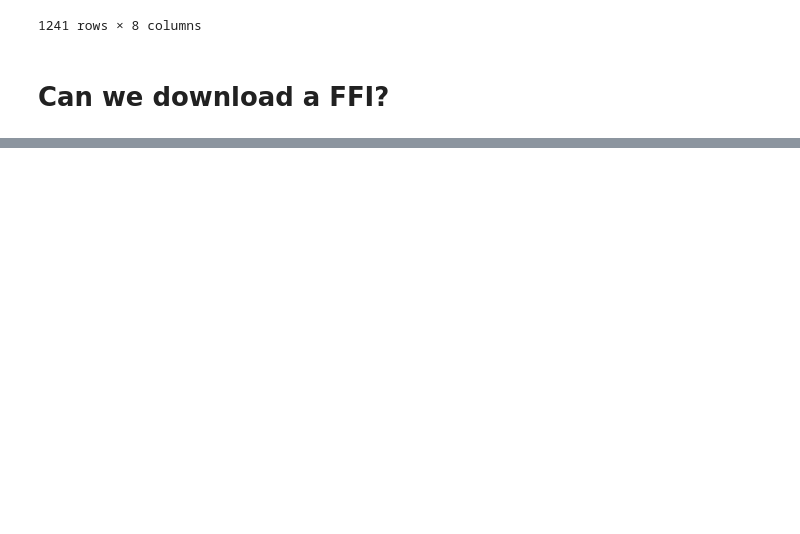
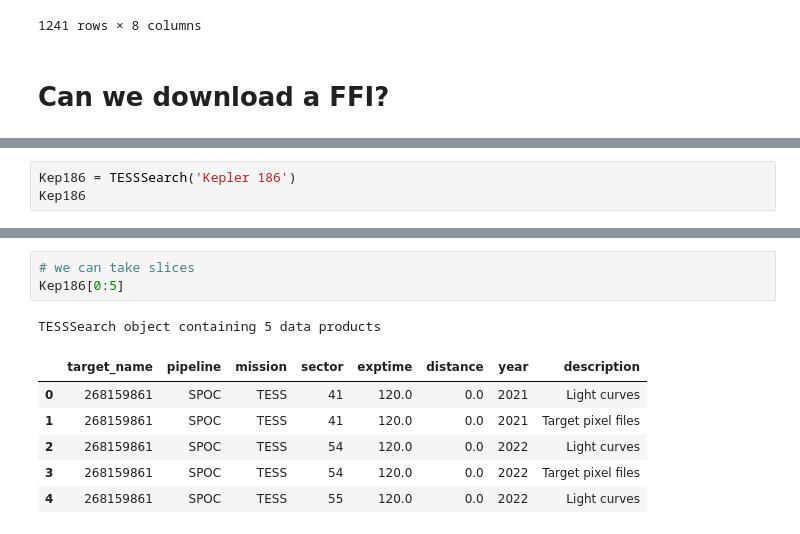
Before and after one commit to lightkurve/lksearch, a Jupyter notebook: docs/tutorials/Example_searches.ipynb, the cells around one changed output, grey strips where cells are left out. Saved outputs shown, nothing was run; the diff lists cells and outputs as text; blank space fills up the shorter version.

```diff
--- a/docs/tutorials/Example_searches.ipynb
+++ b/docs/tutorials/Example_searches.ipynb
@@ -380,0 +389,3 @@ ffi_res[0].download()
+# %%
+Kep186 = TESSSearch('Kepler 186')
+Kep186
@@ -380,0 +423,11 @@ ffi_res[0].download()
+# %%
+# we can take slices
+Kep186[0:5]
+# %% [output]
+TESSSearch object containing 5 data products
+|  | target_name | pipeline | mission | sector | exptime | distance | year | description |
+| 0 | 268159861 | SPOC | TESS | 41 | 120.0 | 0.0 | 2021 | Light curves |
+| 1 | 268159861 | SPOC | TESS | 41 | 120.0 | 0.0 | 2021 | Target pixel files |
+| 2 | 268159861 | SPOC | TESS | 54 | 120.0 | 0.0 | 2022 | Light curves |
+| 3 | 268159861 | SPOC | TESS | 54 | 120.0 | 0.0 | 2022 | Target pixel files |
+| 4 | 268159861 | SPOC | TESS | 55 | 120.0 | 0.0 | 2022 | Light curves |
```
Also changed, not shown: parts of 11 cells of this notebook, 1 other file.
